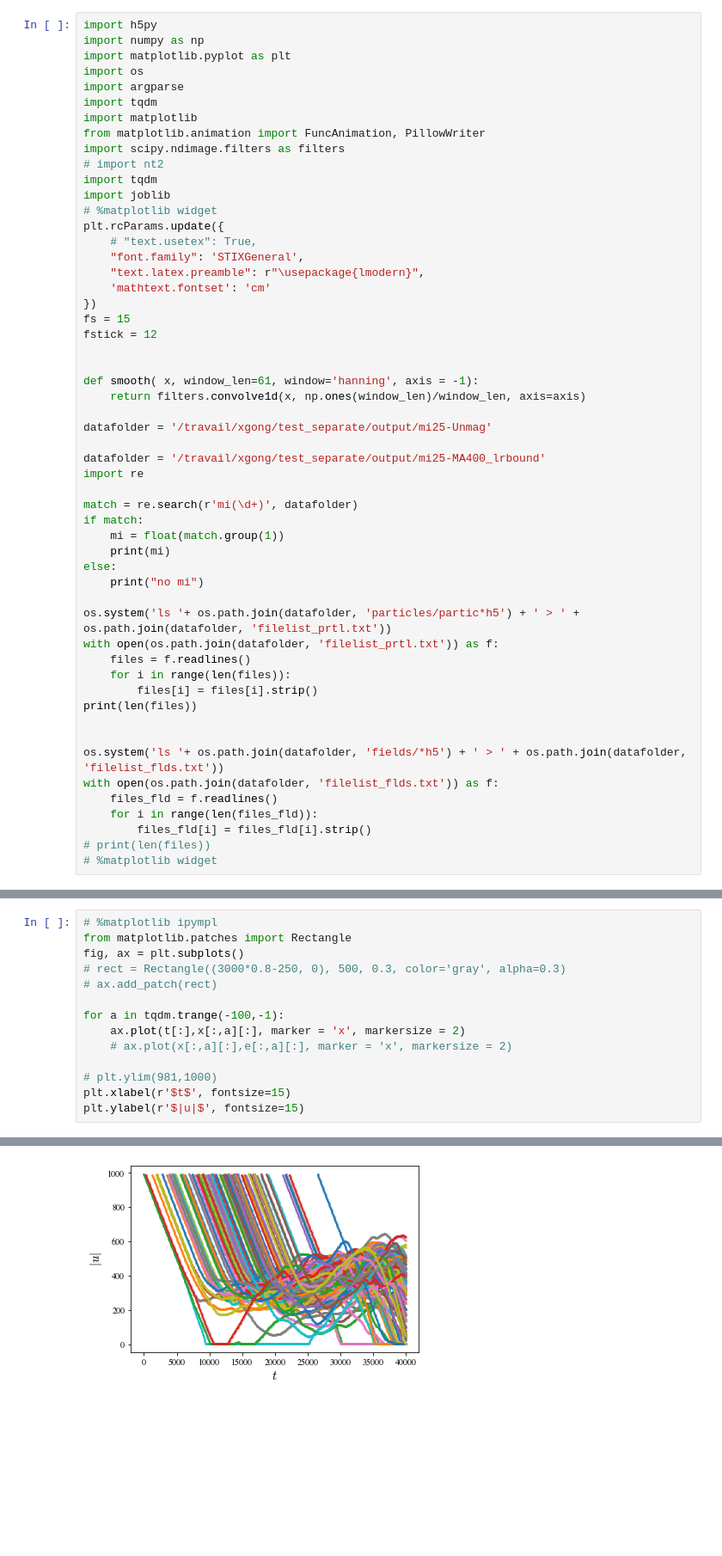
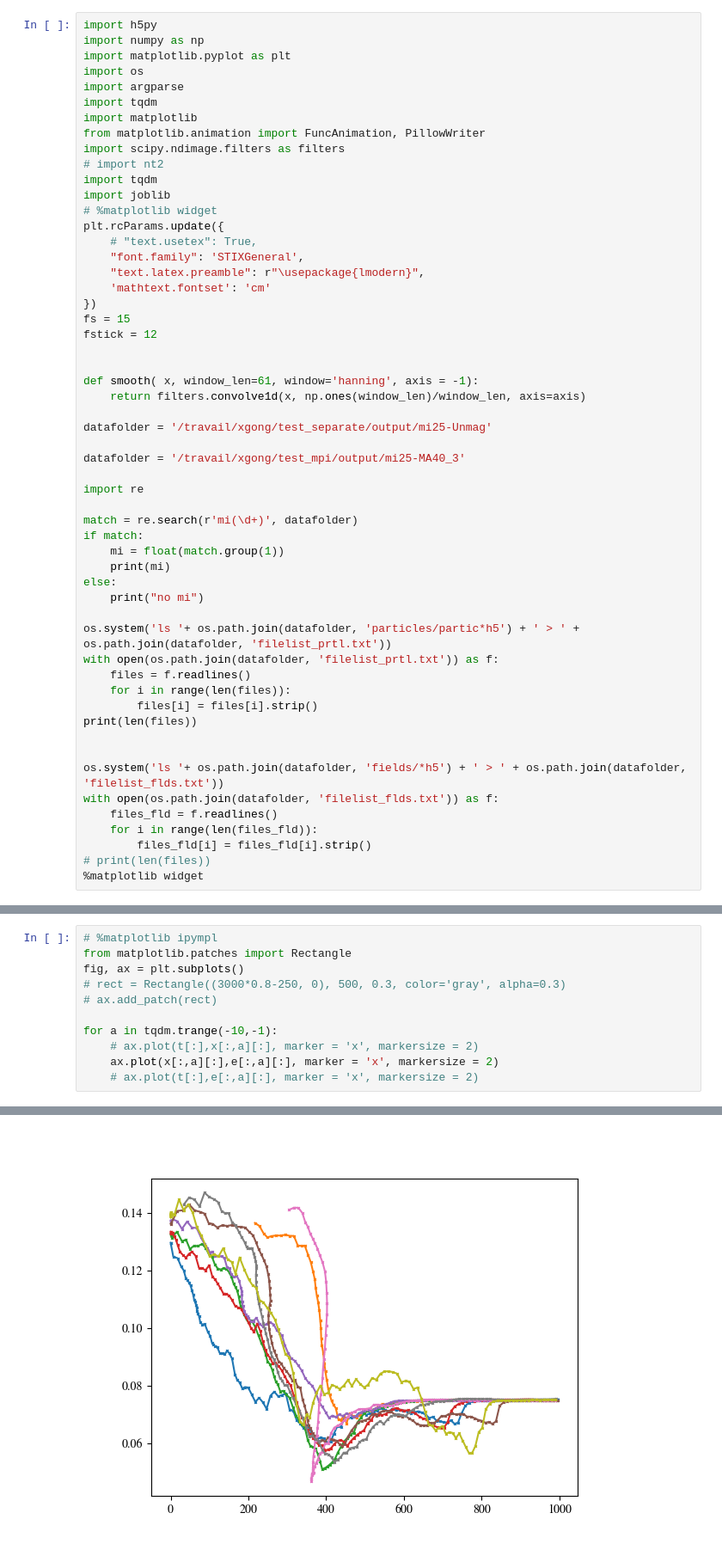
Before and after one commit to xwgong01/entity, a Jupyter notebook: FldMCP/Track.ipynb, the cells around one changed output, grey strips where cells are left out. Shown at 86% size. Drawn from its saved outputs; the diff is of its cells as text; blank space fills up the shorter version.

```diff
--- a/FldMCP/Track.ipynb
+++ b/FldMCP/Track.ipynb
@@ -27,7 +27,8 @@ def smooth( x, window_len=61, window='hanning', axis = -1):
 
 datafolder = '/travail/xgong/test_separate/output/mi25-Unmag'
 
-datafolder = '/travail/xgong/test_separate/output/mi25-MA400_lrbound'
+datafolder = '/travail/xgong/test_mpi/output/mi25-MA40_3'
+
 import re
 
 match = re.search(r'mi(\d+)', datafolder)
@@ -51,6 +52,6 @@ with open(os.path.join(datafolder, 'filelist_flds.txt')) as f:
     for i in range(len(files_fld)):
         files_fld[i] = files_fld[i].strip()
 # print(len(files))
-# %matplotlib widget
+%matplotlib widget
 # %% [output]
 25.0
@@ -126,11 +193,8 @@ fig, ax = plt.subplots()
 # rect = Rectangle((3000*0.8-250, 0), 500, 0.3, color='gray', alpha=0.3)
 # ax.add_patch(rect)
 
-for a in tqdm.trange(-100,-1):
-    ax.plot(t[:],x[:,a][:], marker = 'x', markersize = 2)
-    # ax.plot(x[:,a][:],e[:,a][:], marker = 'x', markersize = 2)
-
-# plt.ylim(981,1000)
-plt.xlabel(r'$t$', fontsize=15)
-plt.ylabel(r'$|u|$', fontsize=15)
+for a in tqdm.trange(-10,-1):
+    # ax.plot(t[:],x[:,a][:], marker = 'x', markersize = 2)
+    ax.plot(x[:,a][:],e[:,a][:], marker = 'x', markersize = 2)
+    # ax.plot(t[:],e[:,a][:], marker = 'x', markersize = 2)
 # %% [output]
@@ -138 +201 @@ Text(0, 0.5, '$|u|$')
-[figure, old version]
+[figure, new version]
```
Also changed, not shown: parts of 4 cells of this notebook, 7 other files.
